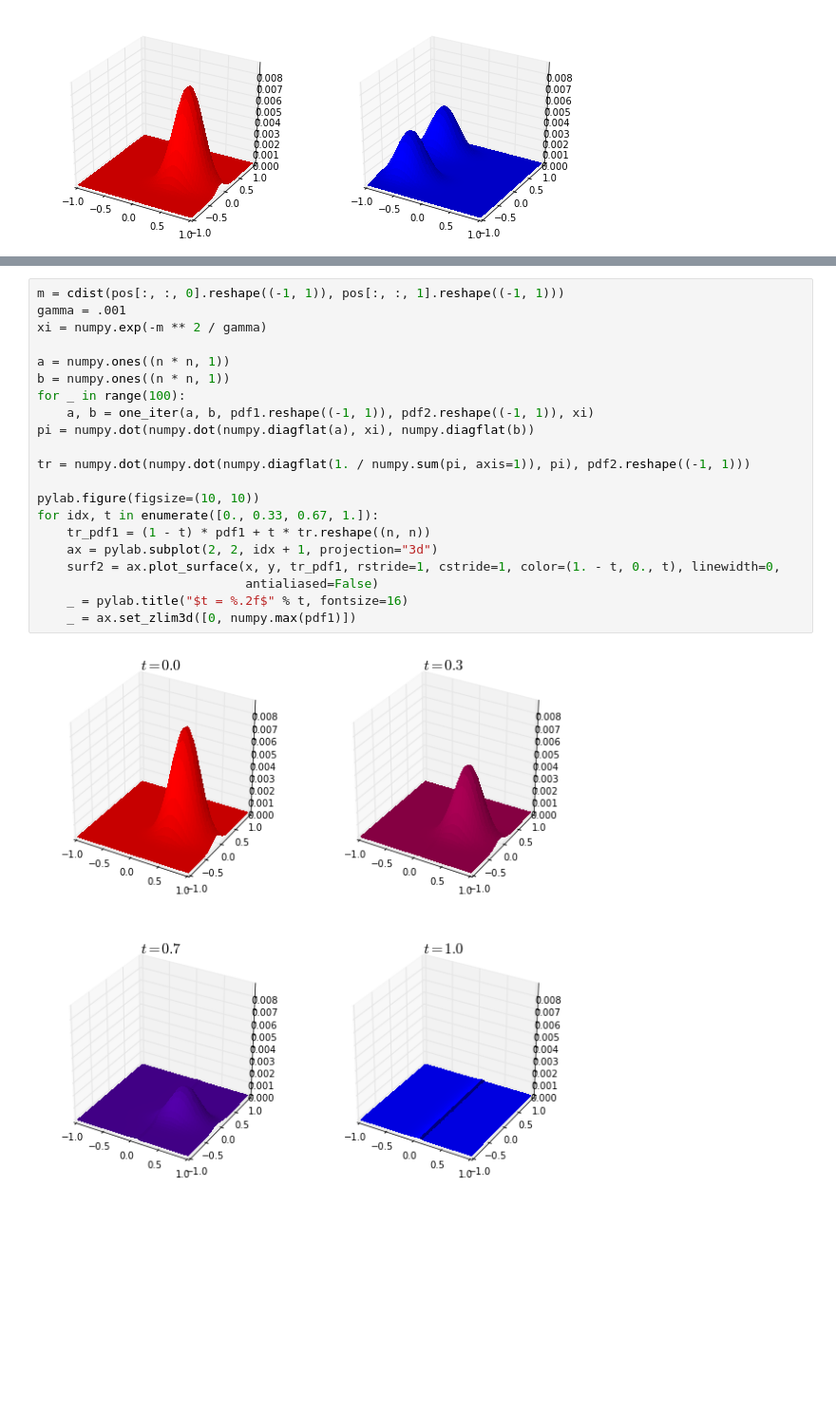
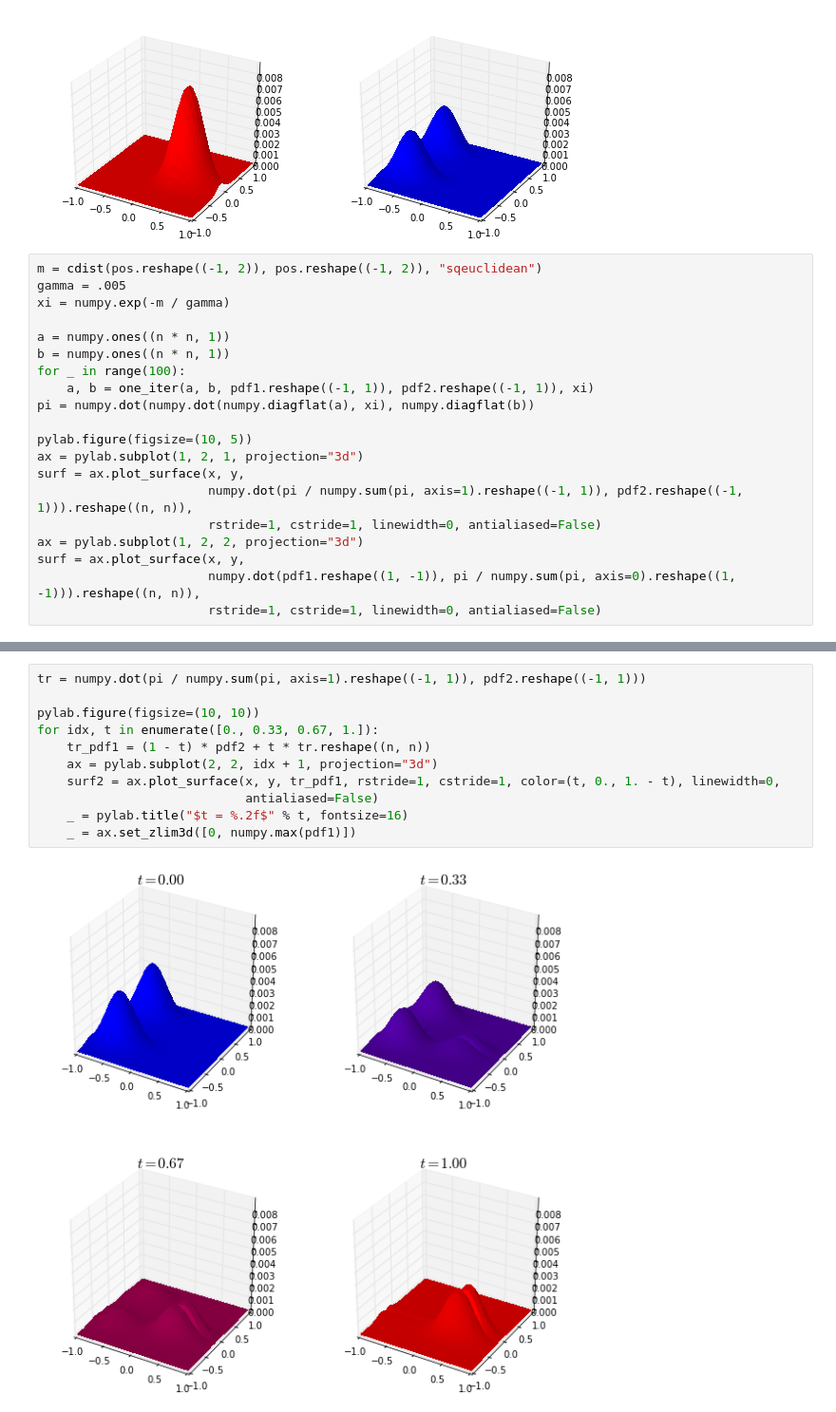
Before and after one commit to afcarl/Homework-1, a Jupyter notebook: pynb/regularized_ot.ipynb, the cells around one changed output, grey strips where cells are left out. Shown at 95% size. Saved outputs shown, nothing was run; the diff lists cells and outputs as text; blank space fills up the shorter version.

```diff
--- a/pynb/regularized_ot.ipynb
+++ b/pynb/regularized_ot.ipynb
@@ -151,3 +151,23 @@ surf2 = ax.plot_surface(x, y, pdf2, rstride=1, cstride=1, color="b", linewidth=0
 _ = ax.set_zlim3d([0, numpy.max(pdf1)])
 # %% [output]
 [figure]
+# %%
+m = cdist(pos.reshape((-1, 2)), pos.reshape((-1, 2)), "sqeuclidean")
+gamma = .005
+xi = numpy.exp(-m / gamma)
+
+a = numpy.ones((n * n, 1))
+b = numpy.ones((n * n, 1))
+for _ in range(100):
+    a, b = one_iter(a, b, pdf1.reshape((-1, 1)), pdf2.reshape((-1, 1)), xi)
+pi = numpy.dot(numpy.dot(numpy.diagflat(a), xi), numpy.diagflat(b))
+
+pylab.figure(figsize=(10, 5))
+ax = pylab.subplot(1, 2, 1, projection="3d")
+surf = ax.plot_surface(x, y,
+                       numpy.dot(pi / numpy.sum(pi, axis=1).reshape((-1, 1)), pdf2.reshape((-1, 1))).reshape((n, n)),
+                       rstride=1, cstride=1, linewidth=0, antialiased=False)
+ax = pylab.subplot(1, 2, 2, projection="3d")
+surf = ax.plot_surface(x, y,
+                       numpy.dot(pdf1.reshape((1, -1)), pi / numpy.sum(pi, axis=0).reshape((1, -1))).reshape((n, n)),
+                       rstride=1, cstride=1, linewidth=0, antialiased=False)
@@ -154,23 +176,13 @@ _ = ax.set_zlim3d([0, numpy.max(pdf1)])
 # %%
-m = cdist(pos[:, :, 0].reshape((-1, 1)), pos[:, :, 1].reshape((-1, 1)))
-gamma = .001
-xi = numpy.exp(-m ** 2 / gamma)
-
-a = numpy.ones((n * n, 1))
-b = numpy.ones((n * n, 1))
-for _ in range(100):
-    a, b = one_iter(a, b, pdf1.reshape((-1, 1)), pdf2.reshape((-1, 1)), xi)
-pi = numpy.dot(numpy.dot(numpy.diagflat(a), xi), numpy.diagflat(b))
-
-tr = numpy.dot(numpy.dot(numpy.diagflat(1. / numpy.sum(pi, axis=1)), pi), pdf2.reshape((-1, 1)))
+tr = numpy.dot(pi / numpy.sum(pi, axis=1).reshape((-1, 1)), pdf2.reshape((-1, 1)))
 
 pylab.figure(figsize=(10, 10))
 for idx, t in enumerate([0., 0.33, 0.67, 1.]):
-    tr_pdf1 = (1 - t) * pdf1 + t * tr.reshape((n, n))
+    tr_pdf1 = (1 - t) * pdf2 + t * tr.reshape((n, n))
     ax = pylab.subplot(2, 2, idx + 1, projection="3d")
-    surf2 = ax.plot_surface(x, y, tr_pdf1, rstride=1, cstride=1, color=(1. - t, 0., t), linewidth=0,
+    surf2 = ax.plot_surface(x, y, tr_pdf1, rstride=1, cstride=1, color=(t, 0., 1. - t), linewidth=0,
                             antialiased=False)
     _ = pylab.title("$t = %.2f$" % t, fontsize=16)
     _ = ax.set_zlim3d([0, numpy.max(pdf1)])
 # %% [output]
-[figure, old version]
+[figure, new version]
```
Also changed, not shown: parts of 6 cells of this notebook, 3 other files.
